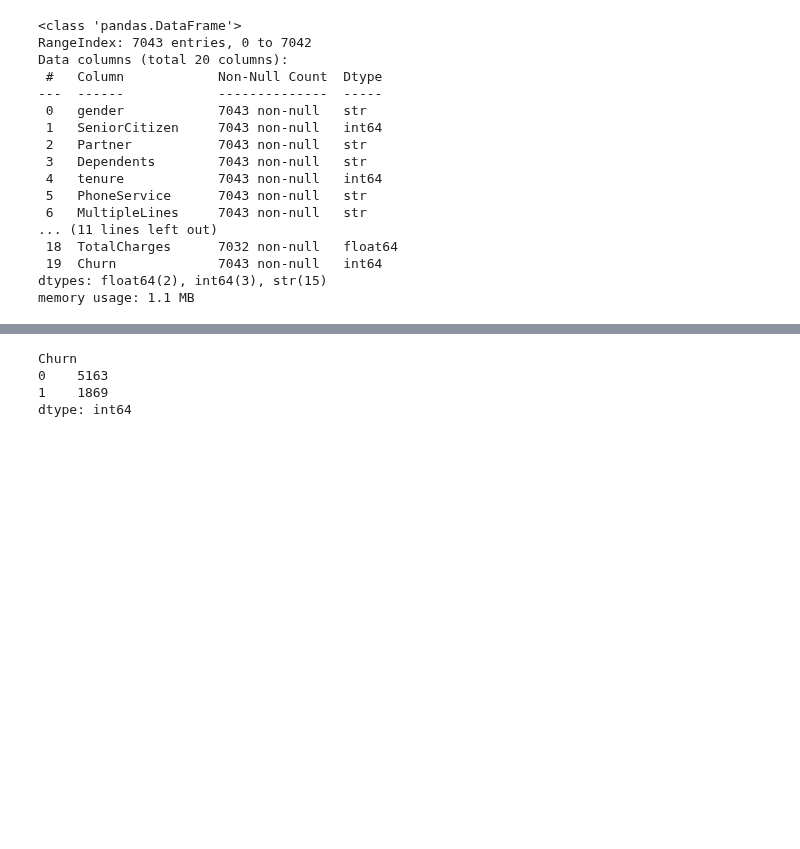
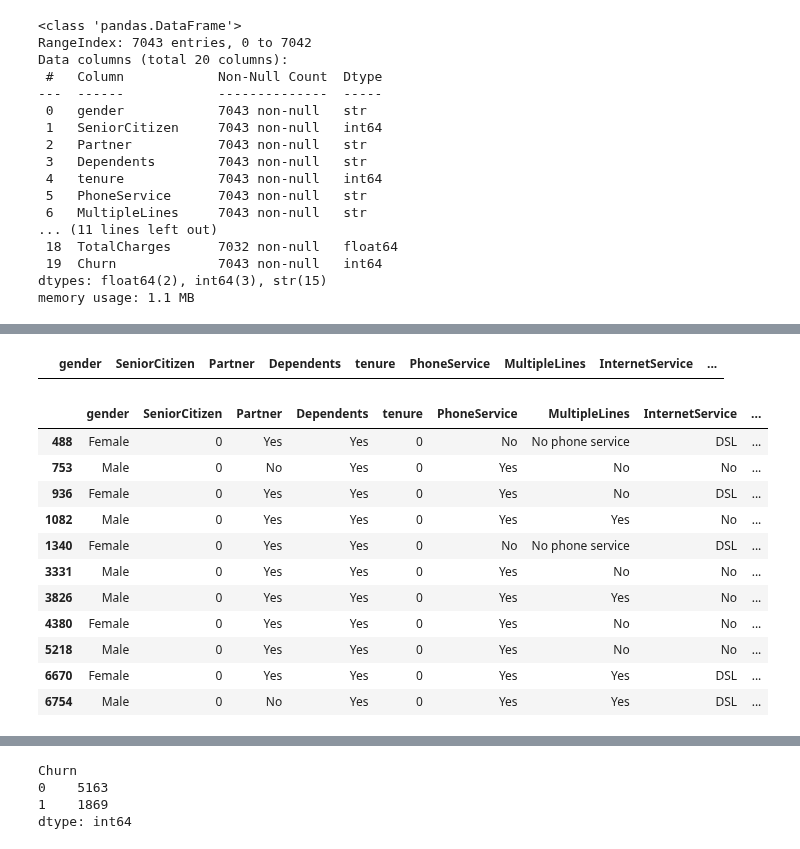
Before and after one commit to sdescha21/ML_pipe, a Jupyter notebook: src/Notebooks/2_Churn_EDA_wevsoc.ipynb, the cells around one changed output, grey strips where cells are left out. Drawn from its saved outputs; the diff is of its cells as text; code cells hidden in the pictures; blank space fills up the shorter version.

```diff
--- a/src/Notebooks/3_Churn_modelling_wevsoc.ipynb
+++ b/src/Notebooks/2_Churn_EDA_wevsoc.ipynb
@@ -144,0 +145,21 @@ memory usage: 1.1 MB
+# %%
+#WE SEE THAT ROWS WITH 0 TENURE HAVE NAN VALUES IN THE TOTAL CHARGES COLUMN.
+# WE WANT TO KEEP THESE DATA POINTS FOR TRAINING MODEL, CONVERT THESE NANS INTO 0S
+
+df_eda['TotalCharges'] =df_eda['TotalCharges'].fillna(0)
+display(df_eda[df_eda['TotalCharges'].isna()])
+display(df_eda[df_eda['TotalCharges'] == 0])
+# %% [output]
+|  | gender | SeniorCitizen | Partner | Dependents | tenure | PhoneService | MultipleLines | InternetService | ... |
+|  | gender | SeniorCitizen | Partner | Dependents | tenure | PhoneService | MultipleLines | InternetService | ... |
+| 488 | Female | 0 | Yes | Yes | 0 | No | No phone service | DSL | ... |
+| 753 | Male | 0 | No | Yes | 0 | Yes | No | No | ... |
+| 936 | Female | 0 | Yes | Yes | 0 | Yes | No | DSL | ... |
+| 1082 | Male | 0 | Yes | Yes | 0 | Yes | Yes | No | ... |
+| 1340 | Female | 0 | Yes | Yes | 0 | No | No phone service | DSL | ... |
+| 3331 | Male | 0 | Yes | Yes | 0 | Yes | No | No | ... |
+| 3826 | Male | 0 | Yes | Yes | 0 | Yes | Yes | No | ... |
+| 4380 | Female | 0 | Yes | Yes | 0 | Yes | No | No | ... |
+| 5218 | Male | 0 | Yes | Yes | 0 | Yes | No | No | ... |
+| 6670 | Female | 0 | Yes | Yes | 0 | Yes | Yes | DSL | ... |
+| 6754 | Male | 0 | No | Yes | 0 | Yes | Yes | DSL | ... |
```
Also changed, not shown: parts of 14 cells of this notebook, 7 other files.
